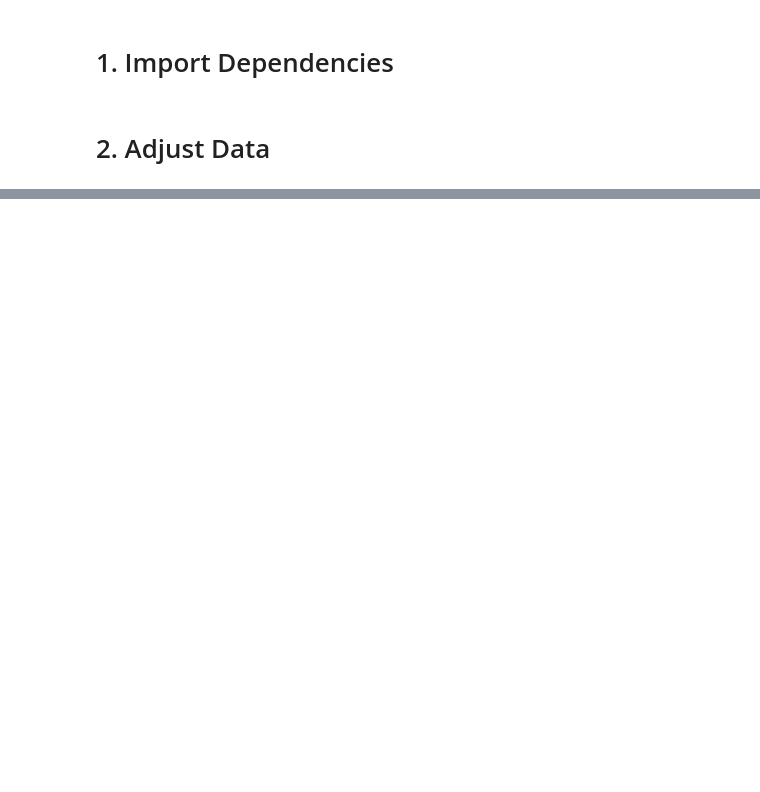
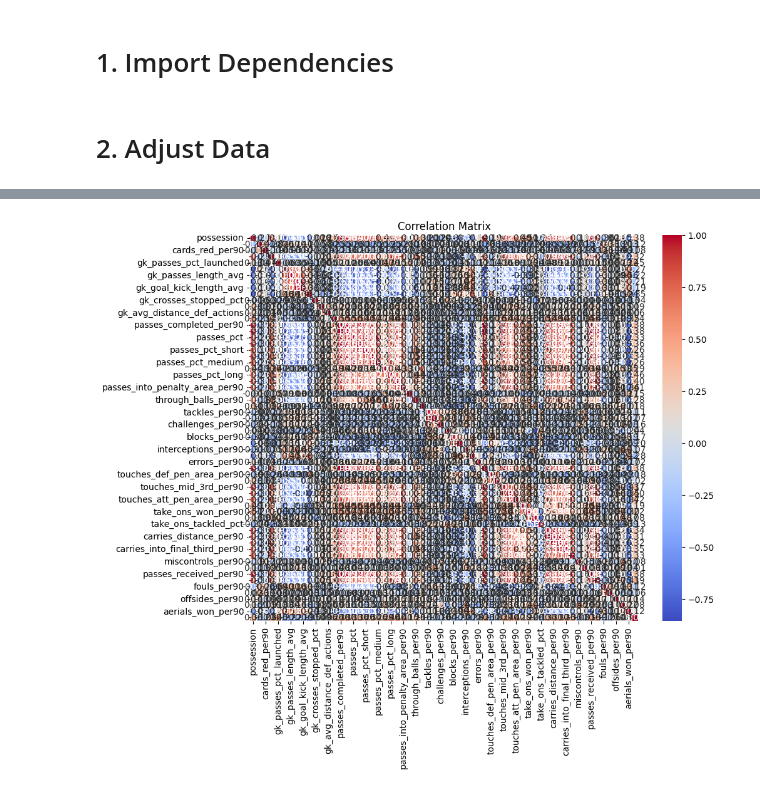
Before and after one commit to Football-Investigations/ThePepEffect, a Jupyter notebook: analysis/ThePepEffect.ipynb, the cells around one changed output, grey strips where cells are left out. Drawn from its saved outputs; the diff is of its cells as text; code cells hidden in the pictures; blank space fills up the shorter version.

```diff
--- a/analysis/ThePepEffect.ipynb
+++ b/analysis/ThePepEffect.ipynb
@@ -6,10 +10,10 @@ import pandas as pd
 # 2. Adjust Data
 # %%
 # These stats are either duplicates or not useful for our analysis
-STATS_TO_DROP = ['gk_clean_sheets_pct',
+STATS_TO_DROP = ['gk_clean_sheets_pct', 'gk_goals_against', 'gk_save_pct',
     'players_used', 'games_starts', 'minutes', 'minutes_90s', 'goals', 'assists',
     'goals_assists', 'goals_pens', 'pens_made', 'pens_att','xg', 'npxg','xg_assist', 'npxg_xg_assist', 'gk_games',
-    'gk_games_starts', 'gk_minutes','gk_saves', 'gk_wins',
+    'gk_games_starts', 'gk_minutes','gk_saves', 'gk_wins', 'games',
     'gk_ties', 'gk_losses','gk_clean_sheets', 'gk_pens_att', 'gk_pens_allowed',
     'gk_pens_saved', 'gk_pens_missed', 'shots', 'shots_on_target',
     'avg_age', 'goals_per90', 'assists_per90', 'goals_assists_per90',
@@ -33,10 +37,10 @@ STATS_TO_DROP = ['gk_clean_sheets_pct',
 # Thus we convert them to per 90 stats.
 STATS_TO_PER90 = [
     'progressive_carries', 'progressive_passes', 'gk_free_kick_goals_against',
-    'passes_completed', 'cards_red',
+    'passes_completed', 'cards_red', 'cards_yellow',
     'passes_total_distance', 'passes_progressive_distance', 'passes', 'passes_completed_short',
     'passes_completed_medium', 'passes_completed_long',
-    'pass_xa', 'passes_into_final_third',
+    'pass_xa', 'passes_into_final_third', 'gk_crosses',
     'passes_into_penalty_area', 'crosses_into_penalty_area',
     'through_balls', 'passes_switches',
     'corner_kicks_in', 'corner_kicks_out', 'corner_kicks_straight',
@@ -54,14 +58,6 @@ STATS_TO_PER90 = [
     'offsides','ball_recoveries', 'aerials_won'
 
 ]
-# change all statistics that are totals to per 90 to account for Ligue 1
-
-# add some ratios - prgc/(prgc+prgp), ratio of goals conceded from corners and free kicks (then remove totals),
-# change total distance and progressive distance to per completed pass (then remove totals),
-# corner_kicks_in/(corner_kicks_in+corner_kicks_out) (then remove totals), passes_offsides/completed passes,
-# passes_blocked/completed_passes, % of sca from where then delete totals - same with gca,
-# convert tackles won and tackles in different thirds to % of tackles,
-# % of blocks are shots vs passes,
 # %%
 df = pd.read_csv("../data/top5Leagues.csv")
 # %%
@@ -91,6 +87,7 @@ df['tackles_att_3rd_per90_pct']=df['tackles_att_3rd']/df['tackles']
 df['blocked_passes_per90_pct'] = df['blocked_passes']/df['blocks']
 df['passes_total_distance_per_pass'] = df['passes_total_distance']/df['passes_completed']
 df['passes_progressive_distance_per_pass'] = df['passes_progressive_distance']/df['passes_completed']
+df['points_per_match'] = (3*df['gk_wins']+df['gk_ties'])/df['gk_games']
 # %%
 df[STATS_TO_PER90] = df[STATS_TO_PER90].div(df['minutes_90s'], axis=0)
 df.drop(columns=STATS_TO_DROP, inplace=True)
@@ -105,0 +141,10 @@ df.to_csv('../data/top5LeaguesADJUSTED.csv', index=False)
+# %%
+corr_matrix = df.iloc[:-98, 1:-2].corr()
+
+# Plot heatmap
+plt.figure(figsize=(10, 8))
+sns.heatmap(corr_matrix, annot=True, cmap="coolwarm", fmt=".2f", linewidths=0.5)
+plt.title("Correlation Matrix")
+plt.show()
+# %% [output]
+[figure, added]
```
Also changed, not shown: parts of 12 cells of this notebook.
